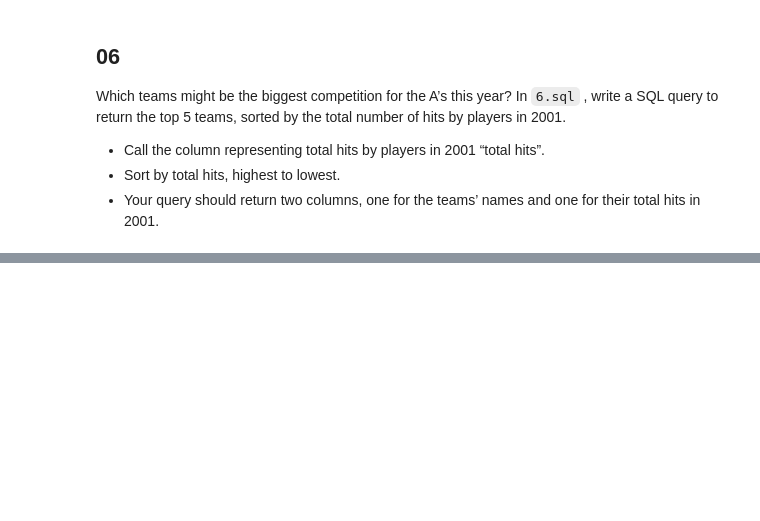
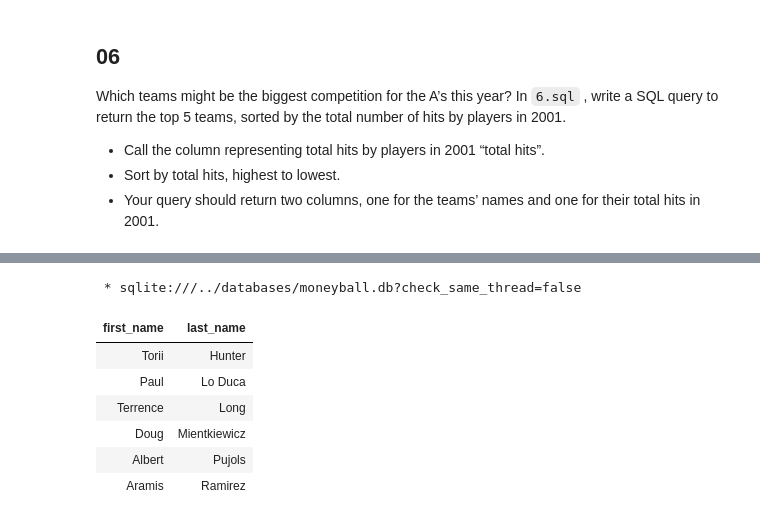
Before and after one commit to jibon-k/CS50sql-Problem-Sets, a Jupyter notebook: week 1/p3_all_solutions_moneyball.ipynb, the cells around one changed output, grey strips where cells are left out. Saved outputs shown, nothing was run; the diff lists cells and outputs as text; code cells hidden in the pictures; blank space fills up the shorter version.

```diff
--- a/week 1/p3_all_solutions_moneyball.ipynb
+++ b/week 1/p3_all_solutions_moneyball.ipynb
@@ -267,0 +440,40 @@ WHERE "player_id" = 14190;
+# %%
+%%sql
+SELECT
+    "players"."first_name",
+    "players"."last_name"
+FROM "players"
+JOIN (
+    SELECT "players"."id"
+    FROM "players"
+    JOIN "salaries" ON "players"."id" = "salaries"."player_id"
+    JOIN "performances" ON "players"."id" = "performances"."player_id"
+                       AND "salaries"."year" = "performances"."year"
+                       AND "salaries"."team_id" = "performances"."team_id"
+    WHERE "salaries"."year" = 2001
+      AND "performances"."H" > 0
+    ORDER BY "salaries"."salary" / "performances"."H" ASC
+    LIMIT 10
+) AS "hit_players" ON "players"."id" = "hit_players"."id"
+JOIN (
+    SELECT "players"."id"
+    FROM "players"
+    JOIN "salaries" ON "players"."id" = "salaries"."player_id"
+    JOIN "performances" ON "players"."id" = "performances"."player_id"
+                       AND "salaries"."year" = "performances"."year"
+                       AND "salaries"."team_id" = "performances"."team_id"
+    WHERE "salaries"."year" = 2001
+      AND "performances"."RBI" > 0
+    ORDER BY "salaries"."salary" / "performances"."RBI" ASC
+    LIMIT 10
+) AS "rbi_players" ON "players"."id" = "rbi_players"."id"
+ORDER BY "players"."id" ASC;
+# %% [output]
+ * sqlite:///../databases/moneyball.db?check_same_thread=false
+| first_name | last_name |
+| Torii | Hunter |
+| Paul | Lo Duca |
+| Terrence | Long |
+| Doug | Mientkiewicz |
+| Albert | Pujols |
+| Aramis | Ramirez |
```
Also changed, not shown: parts of 17 cells of this notebook.
